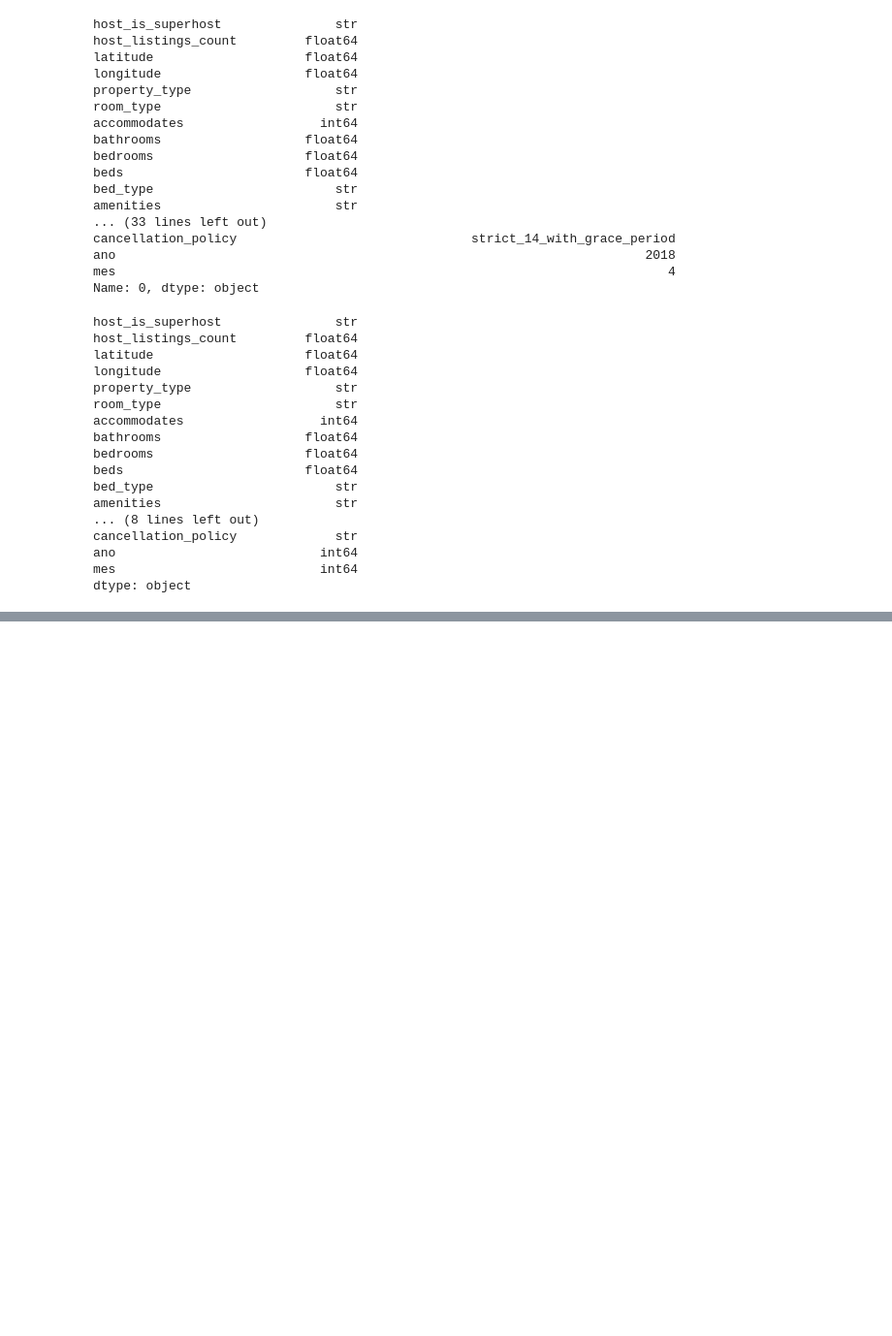
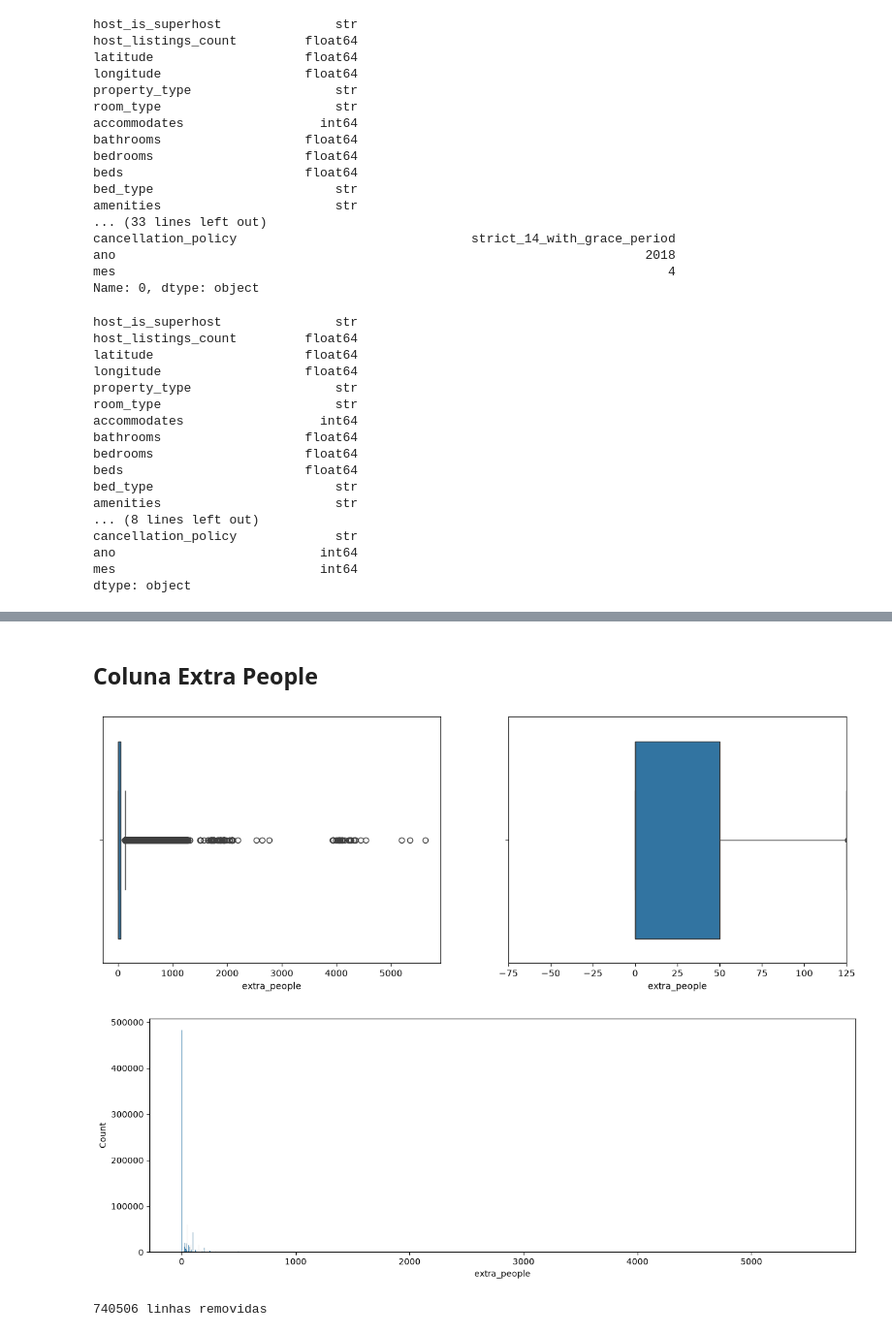
Before and after one commit to caioluizribeirochaves/Projeto-Data-Science, a Jupyter notebook: Solucao-Airbnb-Rio.ipynb, the cells around one changed output, grey strips where cells are left out. Shown at 97% size. Drawn from its saved outputs; the diff is of its cells as text; code cells hidden in the pictures; blank space fills up the shorter version.

```diff
--- a/Solucao-Airbnb-Rio.ipynb
+++ b/Solucao-Airbnb-Rio.ipynb
@@ -166,0 +220,13 @@ dtype: object
+# %% [markdown]
+## Coluna Extra People
+# %%
+diagrama_caixa(base_airbnb['extra_people'])
+histograma(base_airbnb['extra_people'])
+# %% [output]
+[figure, added]
+[figure, added]
+# %%
+base_airbnb, linhas_excluidas = excluir_outlier(base_airbnb, 'extra_people')
+print(f'{linhas_excluidas} linhas removidas')
+# %% [output]
+740506 linhas removidas
```
Also changed, not shown: parts of 10 cells of this notebook.
